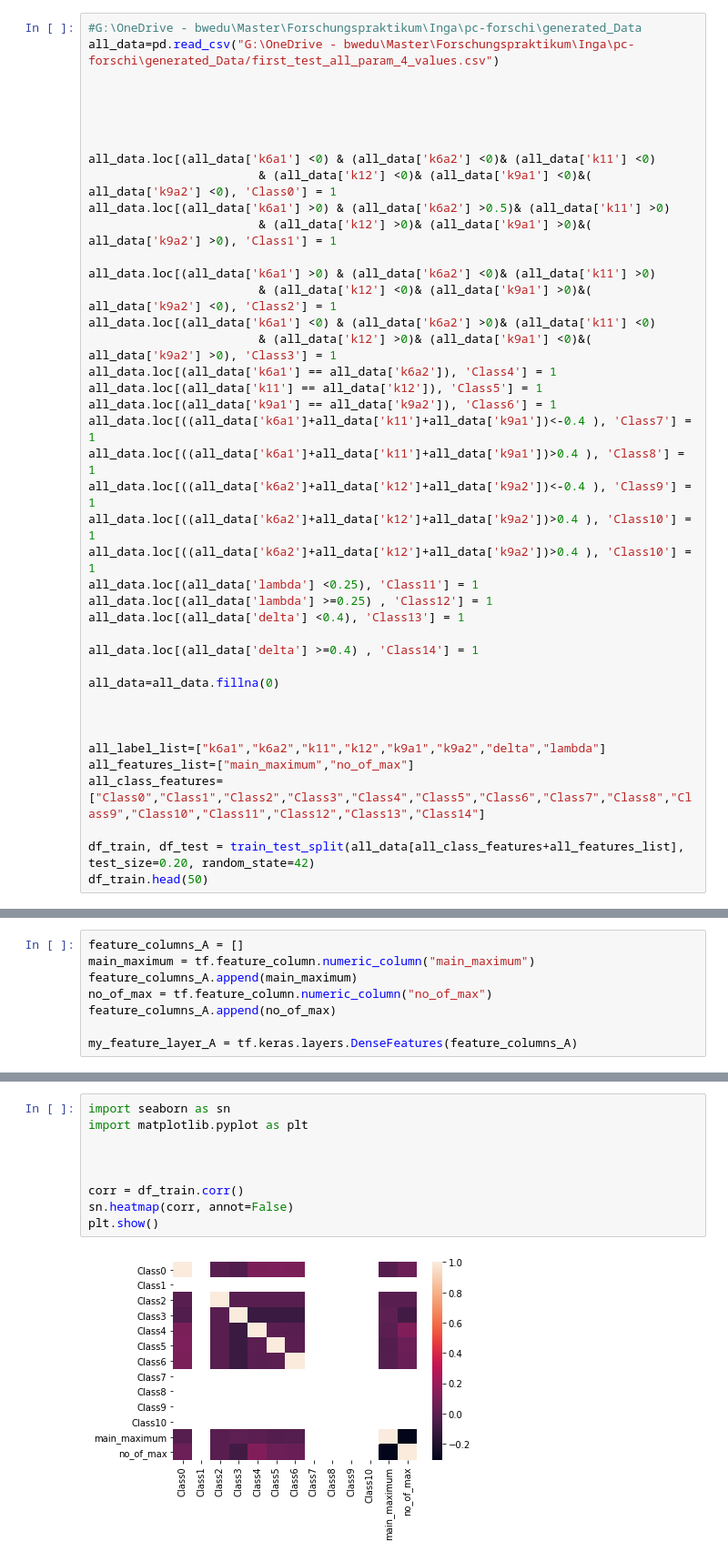
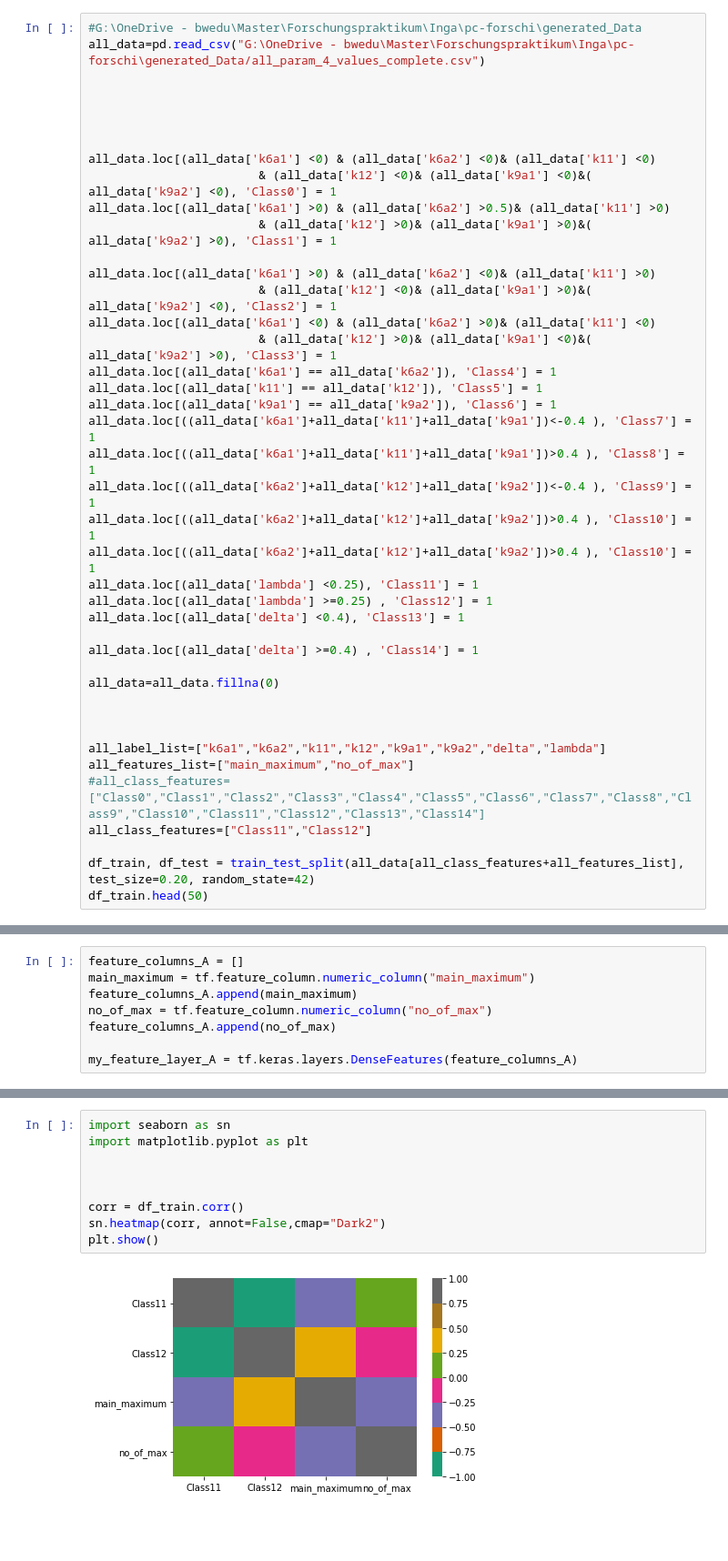
Before and after one commit to GwydionJon/EN_learn, a Jupyter notebook: machine_learning/all_param_4_values_pretest.ipynb, the cells around one changed output, grey strips where cells are left out. Shown at 91% size. Drawn from its saved outputs; the diff is of its cells as text; blank space fills up the shorter version.

Commit message:
more tests

```diff
--- a/machine_learning/all_param_4_values_pretest.ipynb
+++ b/machine_learning/all_param_4_values_pretest.ipynb
@@ -104,6 +61,6 @@ def test_model_tuner(model,x,y,label_name):
 # %%
 #G:\OneDrive - bwedu\Master\Forschungspraktikum\Inga\pc-forschi\generated_Data
-all_data=pd.read_csv("G:\OneDrive - bwedu\Master\Forschungspraktikum\Inga\pc-forschi\generated_Data/first_test_all_param_4_values.csv")
+all_data=pd.read_csv("G:\OneDrive - bwedu\Master\Forschungspraktikum\Inga\pc-forschi\generated_Data/all_param_4_values_complete.csv")
 
 
 
@@ -138,7 +95,8 @@ all_data=all_data.fillna(0)
 
 all_label_list=["k6a1","k6a2","k11","k12","k9a1","k9a2","delta","lambda"]
 all_features_list=["main_maximum","no_of_max"]
-all_class_features=["Class0","Class1","Class2","Class3","Class4","Class5","Class6","Class7","Class8","Class9","Class10","Class11","Class12","Class13","Class14"]
+#all_class_features=["Class0","Class1","Class2","Class3","Class4","Class5","Class6","Class7","Class8","Class9","Class10","Class11","Class12","Class13","Class14"]
+all_class_features=["Class11","Class12"]
 
 df_train, df_test = train_test_split(all_data[all_class_features+all_features_list], test_size=0.20, random_state=42)
 df_train.head(50)
@@ -258,11 +214,11 @@ delta_test_result.head(50)
 # %%
 import seaborn as sn
 import matplotlib.pyplot as plt
 
 
 
 corr = df_train.corr()
-sn.heatmap(corr, annot=False)
+sn.heatmap(corr, annot=False,cmap="Dark2")
 plt.show()
 # %% [output]
-[figure, old version]
+[figure, new version]
```
Also changed, not shown: parts of 6 cells of this notebook, 2 other files.
